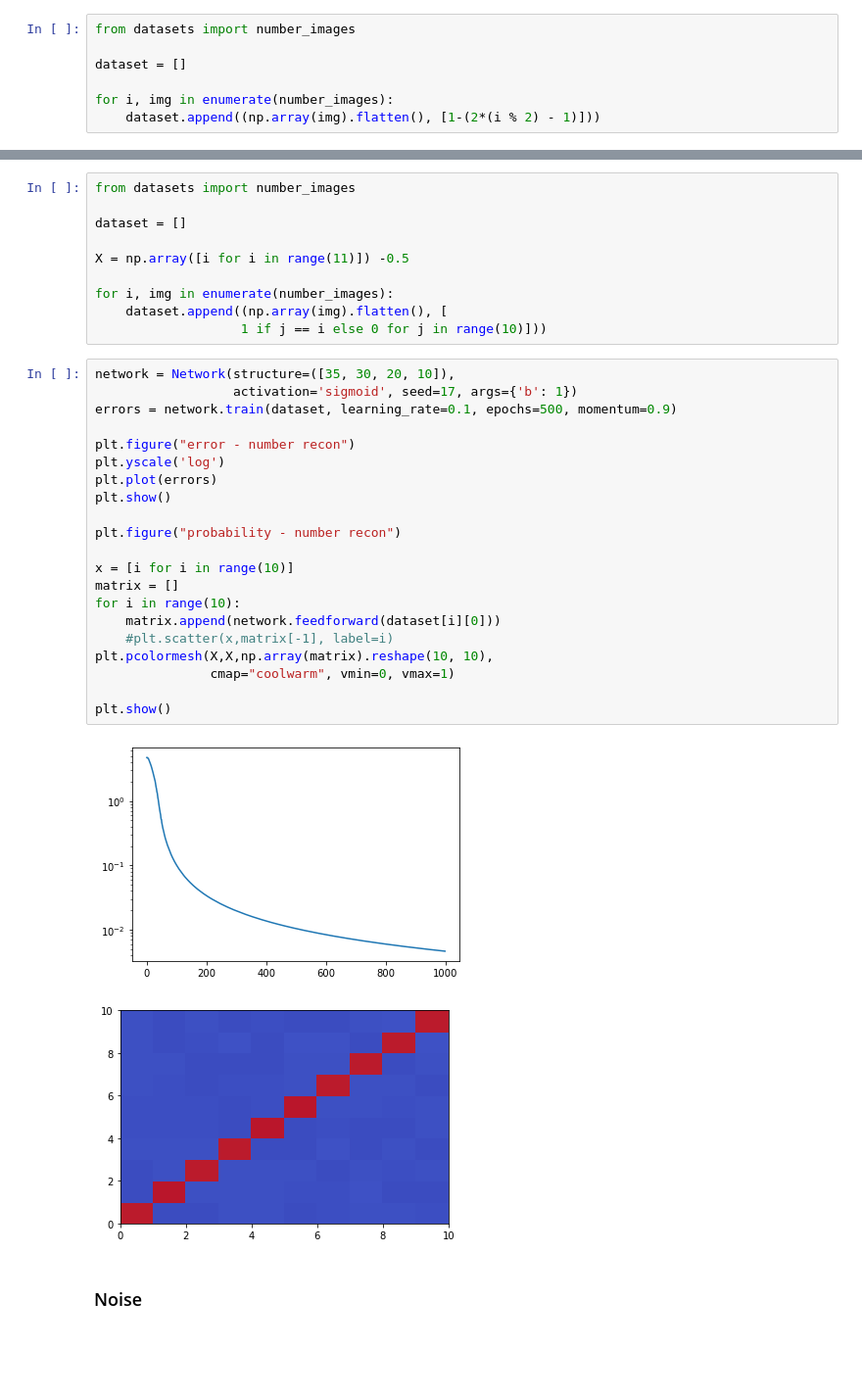
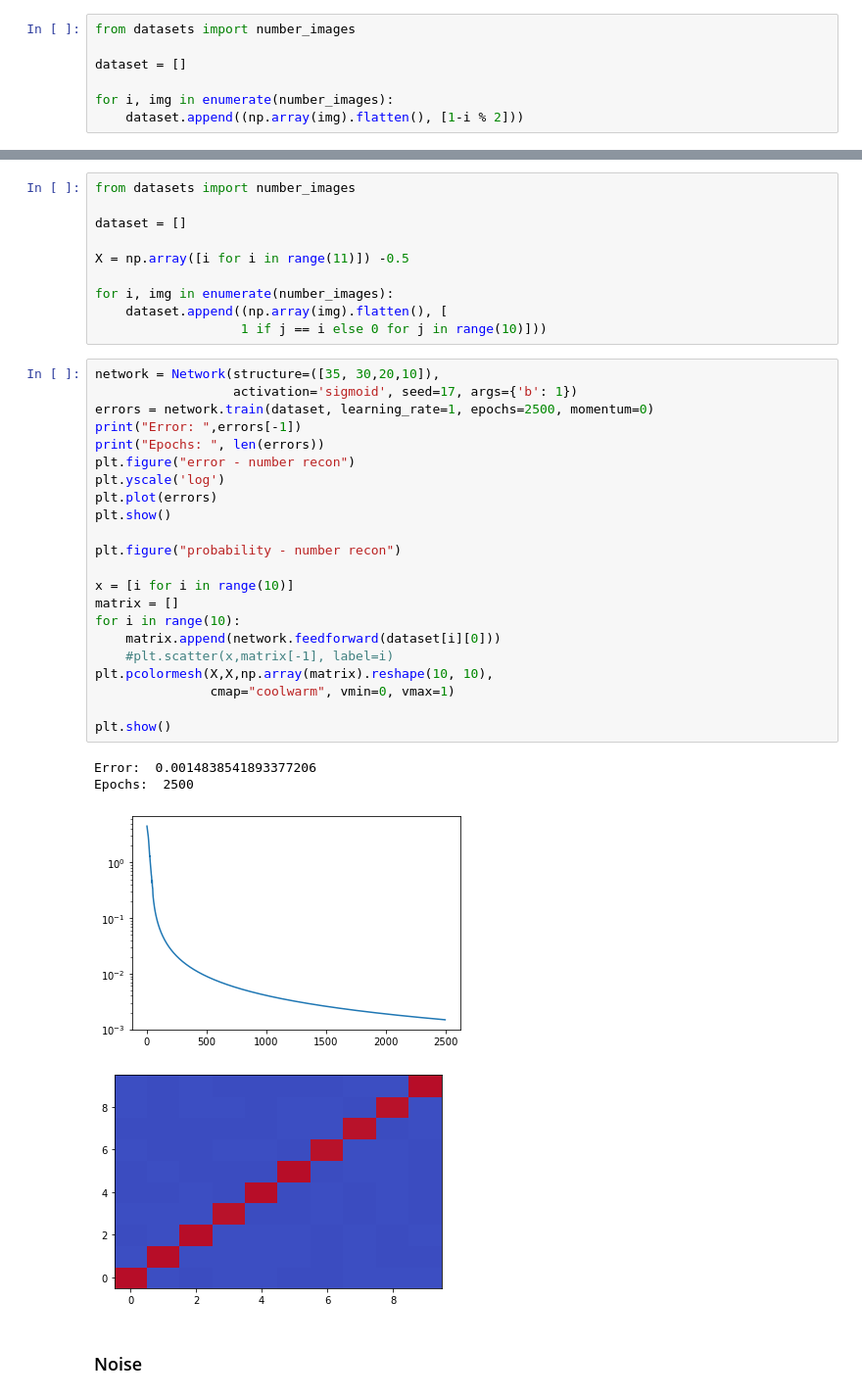
Before and after one commit to Natu17/TPs_SIA, a Jupyter notebook: TP3/TP3.ipynb, the cells around one changed output, grey strips where cells are left out. Shown at 98% size. Drawn from its saved outputs; the diff is of its cells as text; blank space fills up the shorter version.

```diff
--- a/TP3/TP3.ipynb
+++ b/TP3/TP3.ipynb
@@ -210,5 +259,5 @@ from datasets import number_images
 dataset = []
 
 for i, img in enumerate(number_images):
-    dataset.append((np.array(img).flatten(), [1-(2*(i % 2) - 1)]))
+    dataset.append((np.array(img).flatten(), [1-i % 2]))
 # %%
@@ -244,29 +298,32 @@ for i, img in enumerate(number_images):
     dataset.append((np.array(img).flatten(), [
                    1 if j == i else 0 for j in range(10)]))
 # %%
-network = Network(structure=([35, 30, 20, 10]),
+network = Network(structure=([35, 30,20,10]),
                   activation='sigmoid', seed=17, args={'b': 1})
-errors = network.train(dataset, learning_rate=0.1, epochs=500, momentum=0.9)
-
+errors = network.train(dataset, learning_rate=1, epochs=2500, momentum=0)
+print("Error: ",errors[-1])
+print("Epochs: ", len(errors))
 plt.figure("error - number recon")
 plt.yscale('log')
 plt.plot(errors)
 plt.show()
 
 plt.figure("probability - number recon")
 
 x = [i for i in range(10)]
 matrix = []
 for i in range(10):
     matrix.append(network.feedforward(dataset[i][0]))
     #plt.scatter(x,matrix[-1], label=i)
 plt.pcolormesh(X,X,np.array(matrix).reshape(10, 10),
                cmap="coolwarm", vmin=0, vmax=1)
 
 plt.show()
 # %% [output]
+Error:  0.0014838541893377206
+Epochs:  2500
-[figure, old version]
+[figure, new version]
-[figure, old version]
+[figure, new version]
 # %% [markdown]
 ### Noise
 # %%
```
Also changed, not shown: parts of 9 cells of this notebook, 1 other file.
